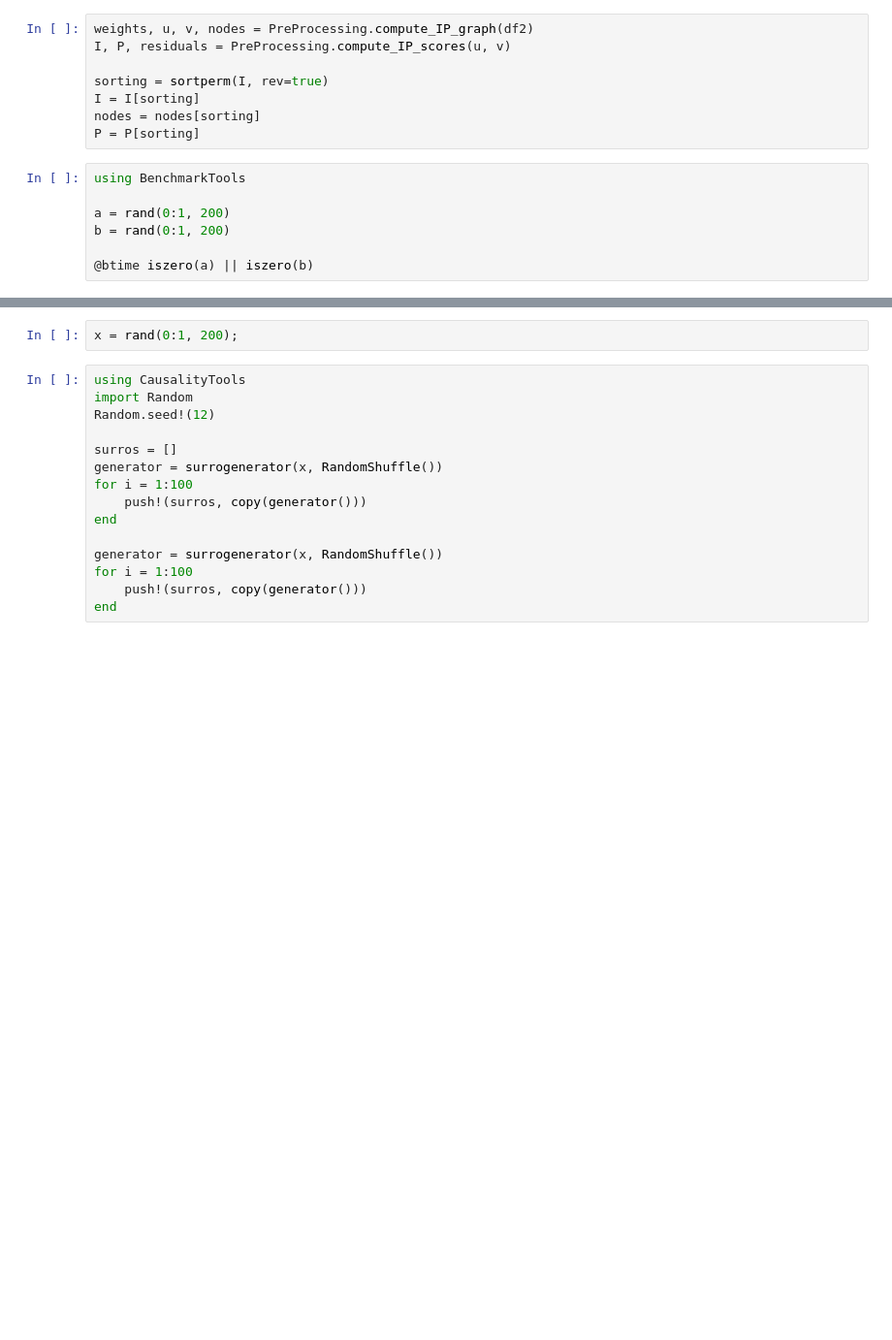
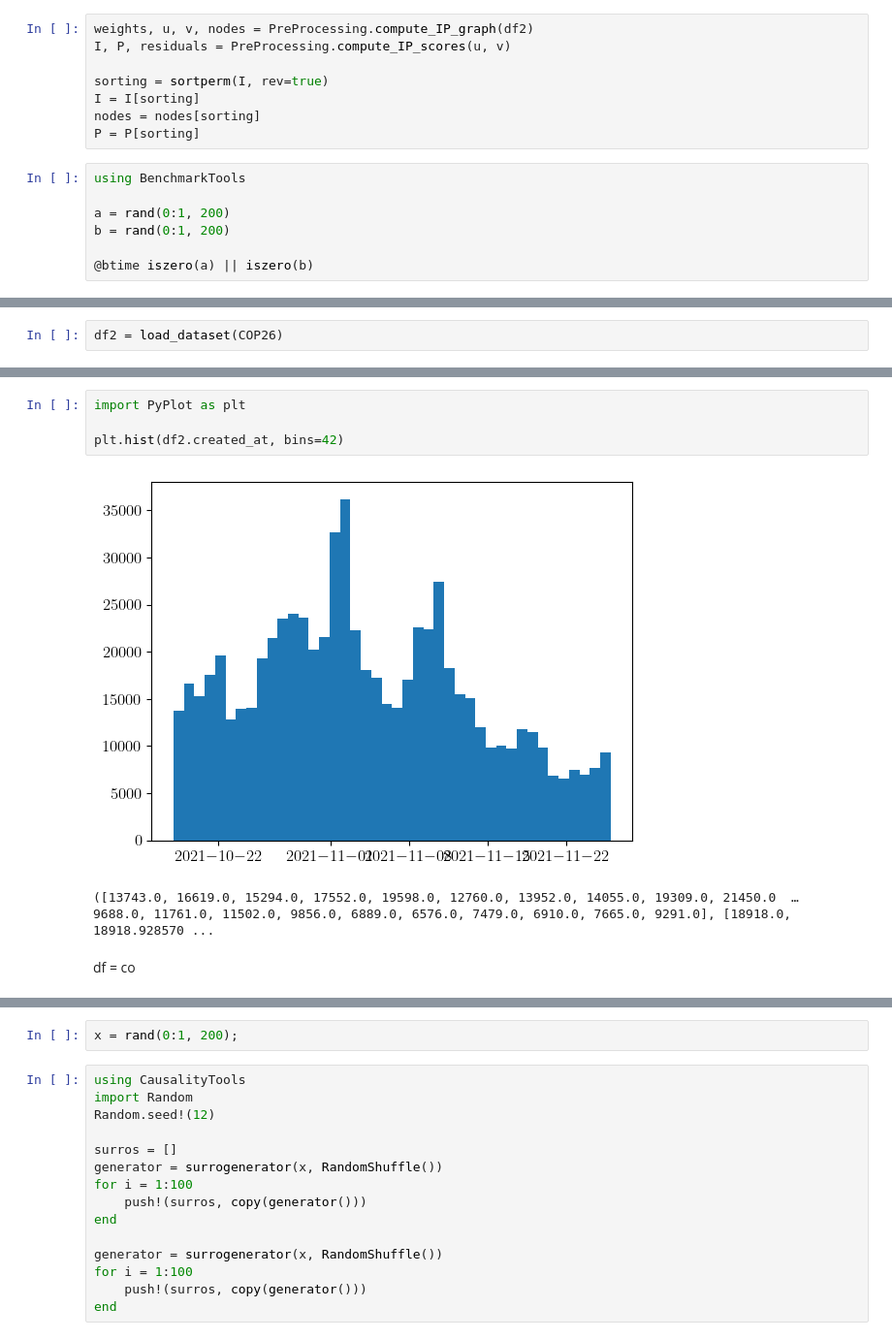
Before and after one commit to Cyrilvallez/Measuring-Influence-Twitter, a Jupyter notebook: Julia/Notebooks/test.ipynb, the cells around one changed output, grey strips where cells are left out. Shown: that part at 97% size. Cells and saved outputs as stored; diff of their text form; blank space fills up the shorter version.

```diff
--- a/Julia/Notebooks/test.ipynb
+++ b/Julia/Notebooks/test.ipynb
@@ -500,0 +508,2 @@ df = no_partition(df);
+# %%
+df2 = load_dataset(COP26)
@@ -500,0 +530,9 @@ df = no_partition(df);
+# %%
+import PyPlot as plt
+
+plt.hist(df2.created_at, bins=42)
+# %% [output]
+[figure, added]
+([13743.0, 16619.0, 15294.0, 17552.0, 19598.0, 12760.0, 13952.0, 14055.0, 19309.0, 21450.0  …  9688.0, 11761.0, 11502.0, 9856.0, 6889.0, 6576.0, 7479.0, 6910.0, 7665.0, 9291.0], [18918.0, 18918.928570 ...
+# %% [markdown]
+df = co
```
Also changed, not shown: parts of 7 cells of this notebook, 6 other files.
